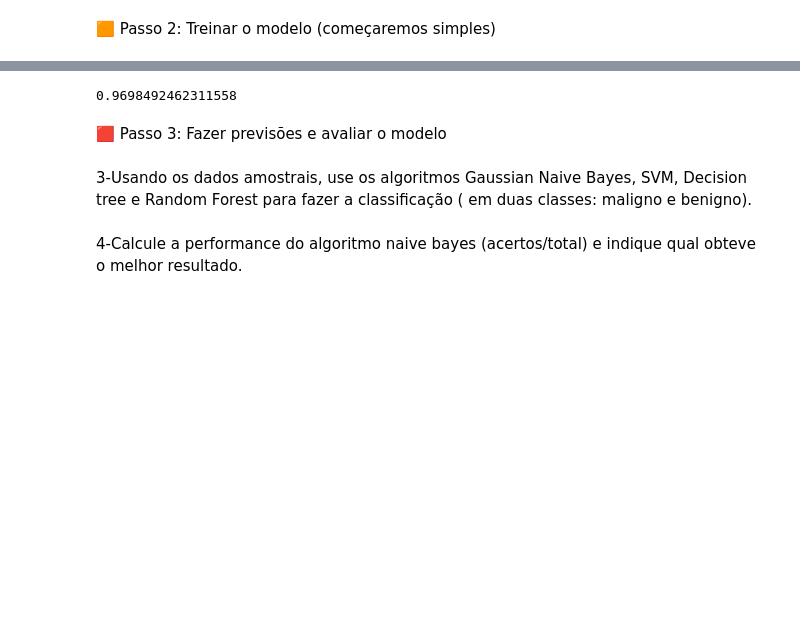
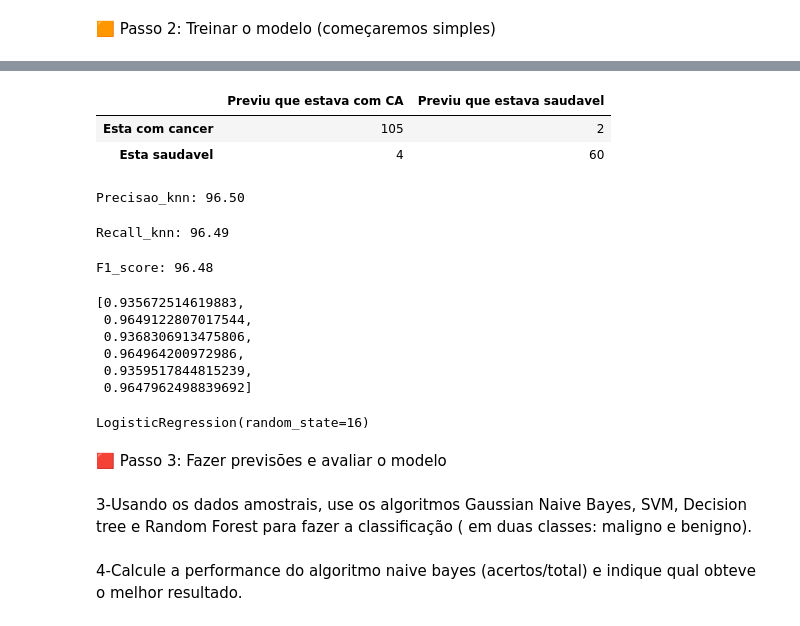
Before and after one commit to Antoniojrsales/Datascience, a Jupyter notebook: Proj_Breastcancer/Aula2_machine_learning_BreastCancer.ipynb, the cells around one changed output, grey strips where cells are left out. Cells and saved outputs as stored; diff of their text form; code cells hidden in the pictures; blank space fills up the shorter version.

```diff
--- a/Proj_Iris_setosa/Aula2_machine_learning_BreastCancer.ipynb
+++ b/Proj_Breastcancer/Aula2_machine_learning_BreastCancer.ipynb
@@ -174,0 +355,3 @@ knn.score(x_treino, y_treino)
+# %%
+#predicoes
+y_pred_knn = knn.predict(x_teste)
@@ -175,3 +367,53 @@ knn.score(x_treino, y_treino)
+# %%
+#Matriz de confusao
+#Biblioteca
+from sklearn.metrics import classification_report, confusion_matrix
+
+con = np.array(confusion_matrix(y_teste, y_pred_knn, labels=[1,0]))
+conf_matrix_knn =pd.DataFrame(con, index=['Esta com cancer', 'Esta saudavel'], columns=['Previu que estava com CA', 'Previu que estava saudavel'])
+conf_matrix_knn
+# %% [output]
+|  | Previu que estava com CA | Previu que estava saudavel |
+| Esta com cancer | 105 | 2 |
+| Esta saudavel | 4 | 60 |
+# %%
+#Precision
+#Biblioteca
+from sklearn.metrics import precision_score
+
+precision_knn = precision_score(y_teste, y_pred_knn, average='weighted')
+print(f'{precision_knn * 100:.2f}')
+# %% [output]
+Precisao_knn: 96.50
+# %%
+#Recall
+#Biblioteca
+from sklearn.metrics import recall_score
+
+recall_knn = recall_score(y_teste, y_pred_knn, average='weighted')
+print(f'{recall_knn * 100:.2f}')
+# %% [output]
+Recall_knn: 96.49
+# %%
+#F1-score
+#Biblioteca
+from sklearn.metrics import f1_score
+
+f1_knn = f1_score(y_teste, y_pred_knn, average='weighted')
+print(f'{f1_knn * 100:.2f}')
+# %% [output]
+F1_score: 96.48
+# %%
+#Resultados dos algoritmos (Arvore de Decisao e KNN)
+dfs = [accuracy, accuracy_knn, precision, precision_knn, f1, f1_knn]
+dfs
+# %% [output]
+[0.935672514619883,
+ 0.9649122807017544,
+ 0.9368306913475806,
+ 0.964964200972986,
+ 0.9359517844815239,
+ 0.9647962498839692]
 # %%
 #Regressao Logistica
 #Biblioteca
@@ -179,9 +421,8 @@ from sklearn.linear_model import LogisticRegression
 
 logreg = LogisticRegression(random_state=16)
 logreg.fit(x_treino, y_treino)
-logreg.score(x_treino, y_treino)
 # %% [output]
-0.9698492462311558
+LogisticRegression(random_state=16)
 # %% [markdown]
 🟥 Passo 3: Fazer previsões e avaliar o modelo
 # %% [markdown]
```
Also changed, not shown: parts of 20 cells of this notebook.
